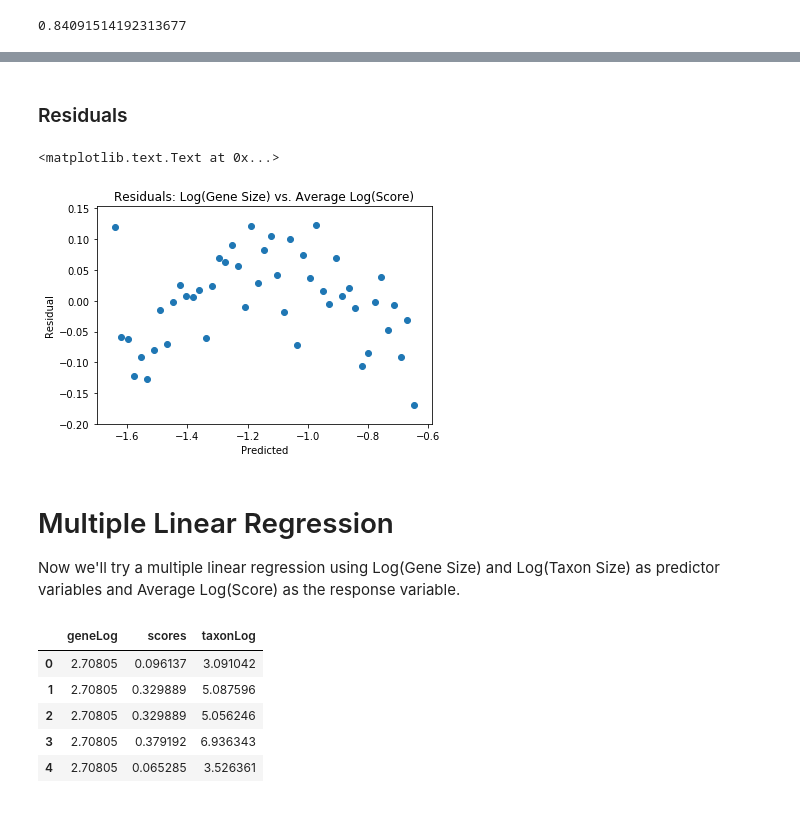
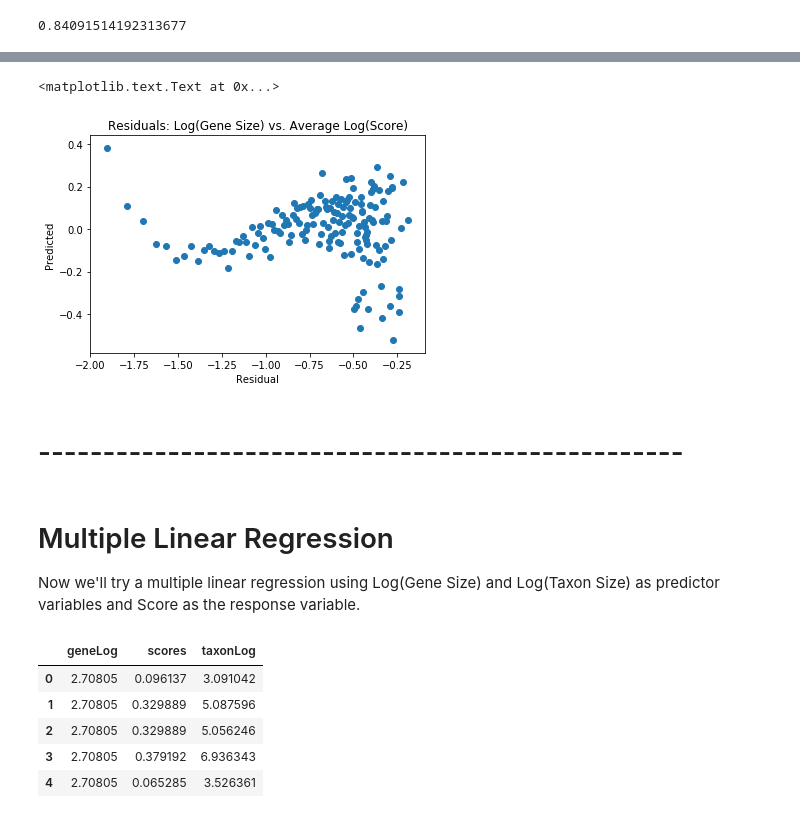
Before and after one commit to odumitr/Gene-and-Taxa-Analysis, a Jupyter notebook: src/linear_regression.ipynb, the cells around one changed output, grey strips where cells are left out. Saved outputs shown, nothing was run; the diff lists cells and outputs as text; code cells hidden in the pictures.

Commit message:
Fix residual plot for Log(Gene Size) vs. Average Log(Score). Also add residual plots for first multi regression

```diff
--- a/src/linear_regression.ipynb
+++ b/src/linear_regression.ipynb
@@ -621,31 +625,31 @@ OLS Regression Results
+# %%
+residualsGeneLog = []
+actualGeneLog = list(geneLog.avgScoresLog)
+predictedGeneLog = resultsGeneLog.fittedvalues
+
+# For some reason, the predictedGeneLog Series started at index 1.
+# Reset the index so it starts at 0.
+predictedGeneLog.reset_index(drop=True, inplace=True)
+
+for x in range(0, len(actualGeneLog)):
+    actualScore = actualGeneLog[x]
+    predictedScore = predictedGeneLog[x]
+    residual = actualScore - predictedScore
+    residualsGeneLog.append(residual)
+
+plt.scatter(np.array(predictedGeneLog), np.array(residualsGeneLog))
+plt.title('Residuals: Log(Gene Size) vs. Average Log(Score)')
+plt.ylabel('Predicted')
+plt.xlabel('Residual')
+# %% [output]
+<matplotlib.text.Text at 0x...>
+[figure, added]
 # %% [markdown]
-### Residuals
+# --------------------------------------------------
-# %%
-residualsGeneLog = []
-actualGeneLog = list(geneLog.avgScoresLog)
-predictedGeneLog = resultsGeneLog.fittedvalues
-
-# For some reason, the predictedGeneLog Series started at index 1.
-# Reset the index so it starts at 0.
-predictedGeneLog.reset_index(drop=True, inplace=True)
-
-for x in range(0, len(actualGeneLog)):
-    actualScore = actualGeneLog[x]
-    predictedScore = predictedGeneLog[x]
-    residual = actualScore - predictedScore
-    residualsGeneLog.append(residual)
-
-plt.scatter(np.array(predictedSmallGene), np.array(residualsSmallGene))
-plt.title('Residuals: Log(Gene Size) vs. Average Log(Score)')
-plt.xlabel('Predicted')
-plt.ylabel('Residual')
-# %% [output]
-<matplotlib.text.Text at 0x...>
-[figure, removed]
 # %% [markdown]
 # Multiple Linear Regression
 
-Now we'll try a multiple linear regression using Log(Gene Size) and Log(Taxon Size) as predictor variables and Average Log(Score) as the response variable.
+Now we'll try a multiple linear regression using Log(Gene Size) and Log(Taxon Size) as predictor variables and Score as the response variable.
 # %%
 colsToUse = taxonLogAndScores.columns.difference(geneLogAndScores.columns)
 colsToUse
```
Also changed, not shown: parts of 14 cells of this notebook.
